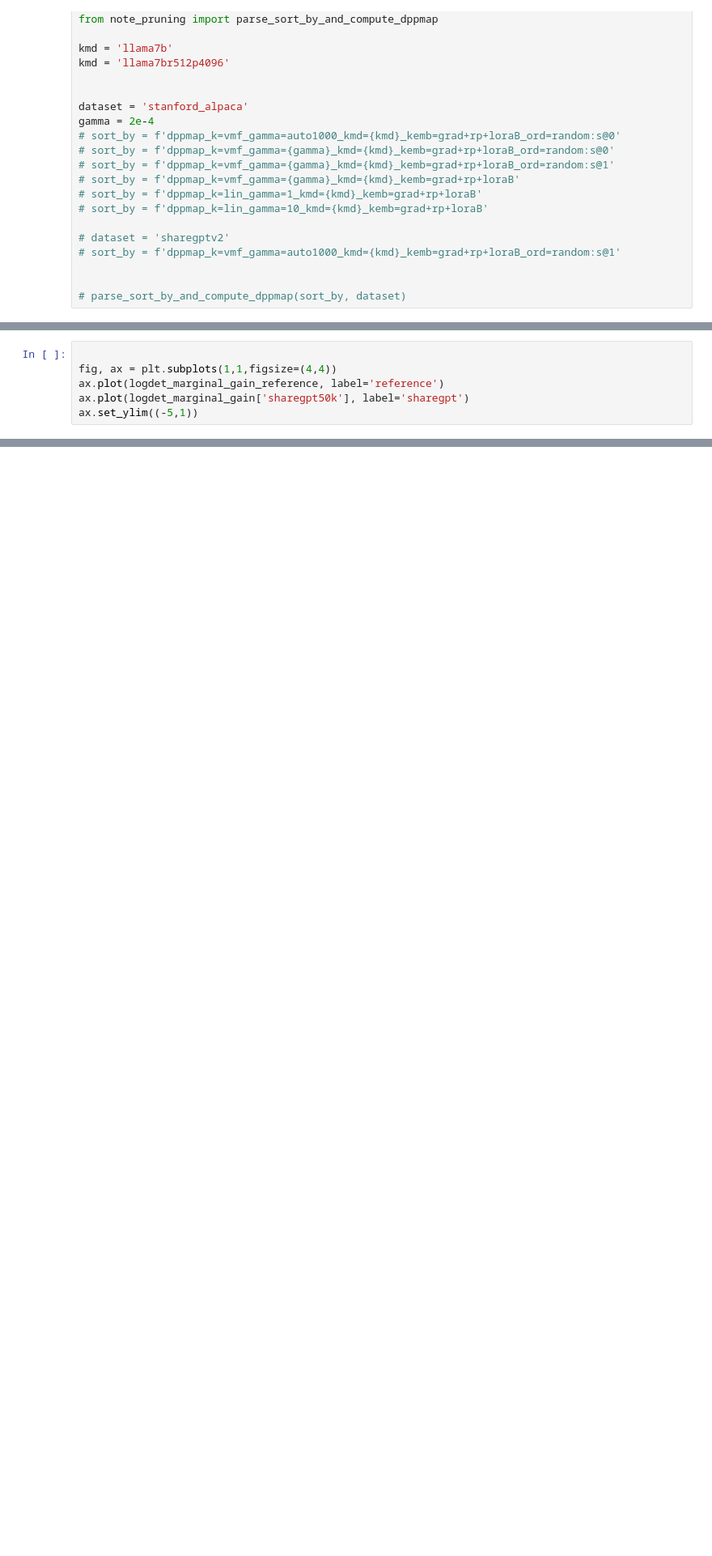
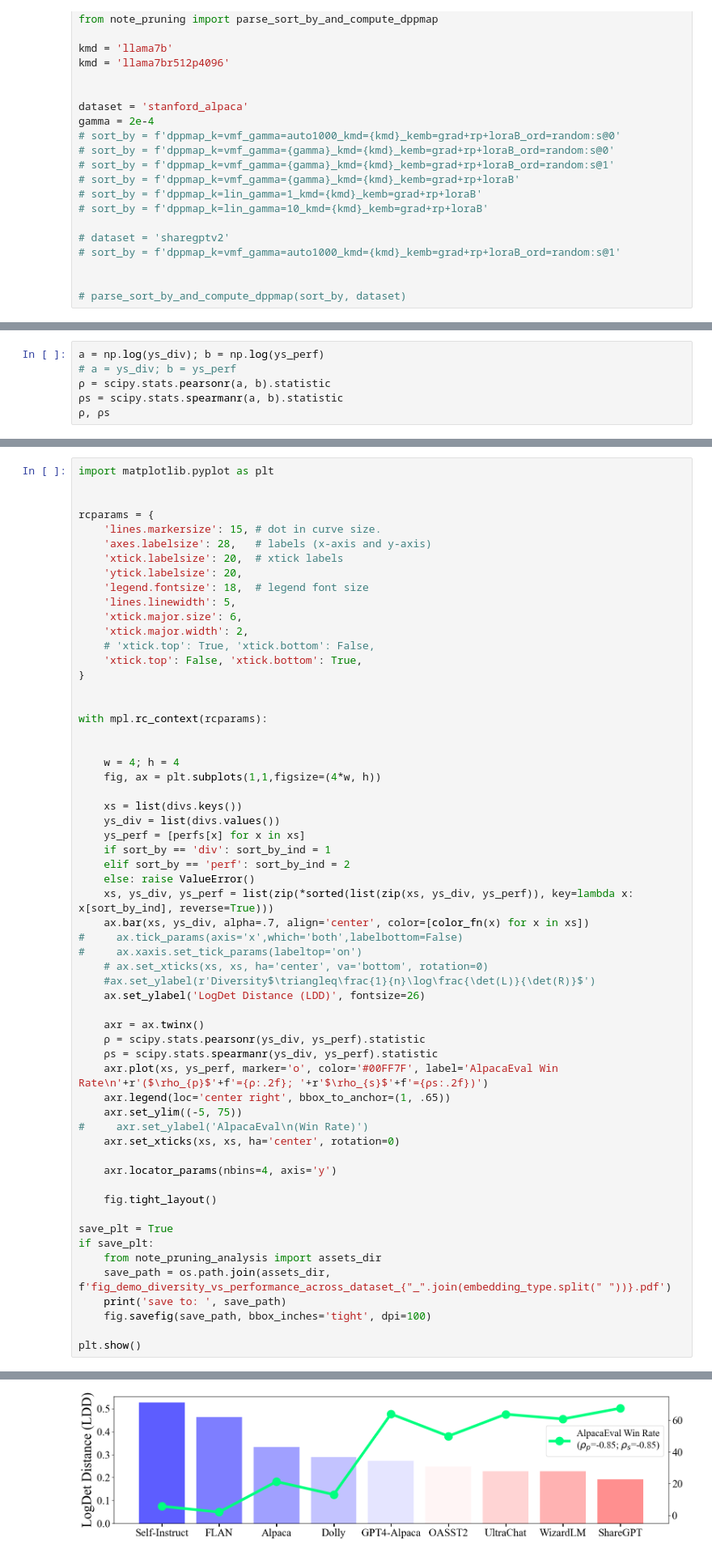
Before and after one commit to tt6746690/open-instruct, a Jupyter notebook: scripts/note_pruning.ipynb, the cells around one changed output, grey strips where cells are left out. Shown at 81% size. Drawn from its saved outputs; the diff is of its cells as text; blank space fills up the shorter version.

```diff
--- a/scripts/note_pruning.ipynb
+++ b/scripts/note_pruning.ipynb
@@ -977,0 +824,6 @@ fig.tight_layout()
+# %%
+a = np.log(ys_div); b = np.log(ys_perf)
+# a = ys_div; b = ys_perf
+ρ = scipy.stats.pearsonr(a, b).statistic
+ρs = scipy.stats.spearmanr(a, b).statistic
+ρ, ρs
@@ -988,6 +897,0 @@ array([ 1.19209282e-07, -4.25380154e-01, -5.81318459e-01, ...,
-# %%
-
-fig, ax = plt.subplots(1,1,figsize=(4,4))
-ax.plot(logdet_marginal_gain_reference, label='reference')
-ax.plot(logdet_marginal_gain['sharegpt50k'], label='sharegpt')
-ax.set_ylim((-5,1))
@@ -1186,0 +1216,60 @@ perf_fullfinetune = perf_alpacaeval
+# %%
+import matplotlib.pyplot as plt
+
+
+rcparams = {
+    'lines.markersize': 15, # dot in curve size.
+    'axes.labelsize': 28,   # labels (x-axis and y-axis)
+    'xtick.labelsize': 20,  # xtick labels
+    'ytick.labelsize': 20,
+    'legend.fontsize': 18,  # legend font size
+    'lines.linewidth': 5,
+    'xtick.major.size': 6,
+    'xtick.major.width': 2,
+    # 'xtick.top': True, 'xtick.bottom': False,
+    'xtick.top': False, 'xtick.bottom': True,
+}
+
+
+with mpl.rc_context(rcparams):
+
+
+    w = 4; h = 4
+    fig, ax = plt.subplots(1,1,figsize=(4*w, h))
+
+    xs = list(divs.keys())
+    ys_div = list(divs.values())
+    ys_perf = [perfs[x] for x in xs]
+    if sort_by == 'div': sort_by_ind = 1
+    elif sort_by == 'perf': sort_by_ind = 2
+    else: raise ValueError()
+    xs, ys_div, ys_perf = list(zip(*sorted(list(zip(xs, ys_div, ys_perf)), key=lambda x: x[sort_by_ind], reverse=True)))
+    ax.bar(xs, ys_div, alpha=.7, align='center', color=[color_fn(x) for x in xs])
+#     ax.tick_params(axis='x',which='both',labelbottom=False)
+#     ax.xaxis.set_tick_params(labeltop='on')
+    # ax.set_xticks(xs, xs, ha='center', va='bottom', rotation=0)
+    #ax.set_ylabel(r'Diversity$\triangleq\frac{1}{n}\log\frac{\det(L)}{\det(R)}$')
+    ax.set_ylabel('LogDet Distance (LDD)', fontsize=26)
+
+    axr = ax.twinx()
+    ρ = scipy.stats.pearsonr(ys_div, ys_perf).statistic
+    ρs = scipy.stats.spearmanr(ys_div, ys_perf).statistic
+    axr.plot(xs, ys_perf, marker='o', color='#00FF7F', label='AlpacaEval Win Rate\n'+r'($\rho_{p}$'+f'={ρ:.2f}; '+r'$\rho_{s}$'+f'={ρs:.2f})')
+    axr.legend(loc='center right', bbox_to_anchor=(1, .65))
+    axr.set_ylim((-5, 75))
+#     axr.set_ylabel('AlpacaEval\n(Win Rate)')
+    axr.set_xticks(xs, xs, ha='center', rotation=0)
+
+    axr.locator_params(nbins=4, axis='y')
+
+    fig.tight_layout()
+
+save_plt = True
+if save_plt:
+    from note_pruning_analysis import assets_dir
+    save_path = os.path.join(assets_dir, f'fig_demo_diversity_vs_performance_across_dataset_{"_".join(embedding_type.split(" "))}.pdf')
+    print('save to: ', save_path)
+    fig.savefig(save_path, bbox_inches='tight', dpi=100)
+
+plt.show()
+# %% [output]
@@ -1186,0 +1277 @@ perf_fullfinetune = perf_alpacaeval
+[figure, added]
```
Also changed, not shown: parts of 27 cells of this notebook, 3 other files.
